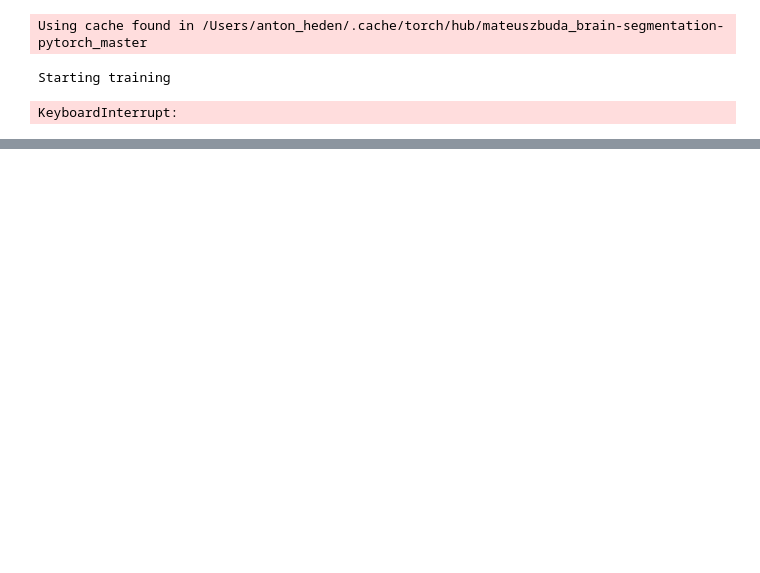
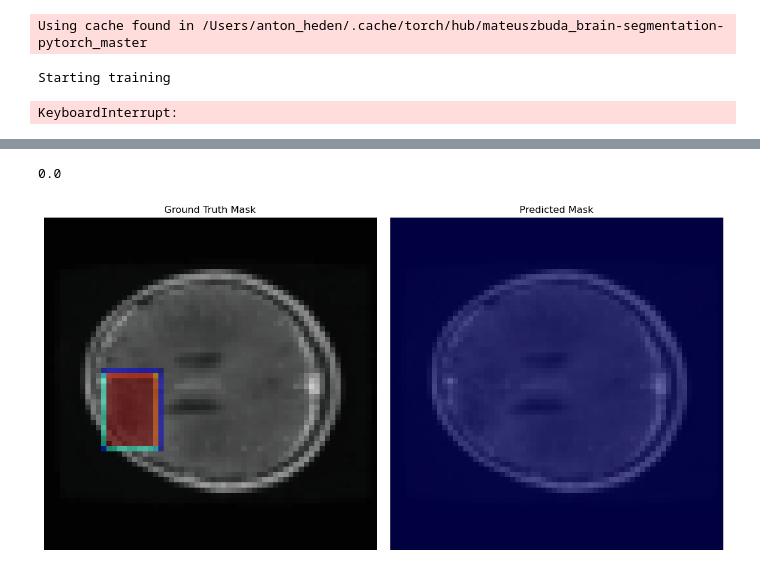
Before and after one commit to heden1/tumor-segmentation, a Jupyter notebook: Unet.ipynb, the cells around one changed output, grey strips where cells are left out. Saved outputs shown, nothing was run; the diff lists cells and outputs as text; code cells hidden in the pictures; blank space fills up the shorter version.

Commit message:
Ploting the predicted mask and compar it to the rogiginal mask

```diff
--- a/Unet.ipynb
+++ b/Unet.ipynb
@@ -55,0 +59,16 @@ plot_training([unet_metrics])
+# %%
+import visualisation
+importlib.reload(visualisation)
+from visualisation import *
+# Load the model and performance metrics
+model, train_losses, train_accs, val_losses, val_accs = get_model_and_performance_metrics("unet_brain_mri_seg.pth", model)
+
+
+# Get the validation dataset
+val_dataset = val_loader.dataset
+
+# Plot comparison for a specific index
+plot_comparison(0, val_dataset, model)
+# %% [output]
+0.0
+[figure, added]
```
Also changed, not shown: parts of 3 cells of this notebook.
